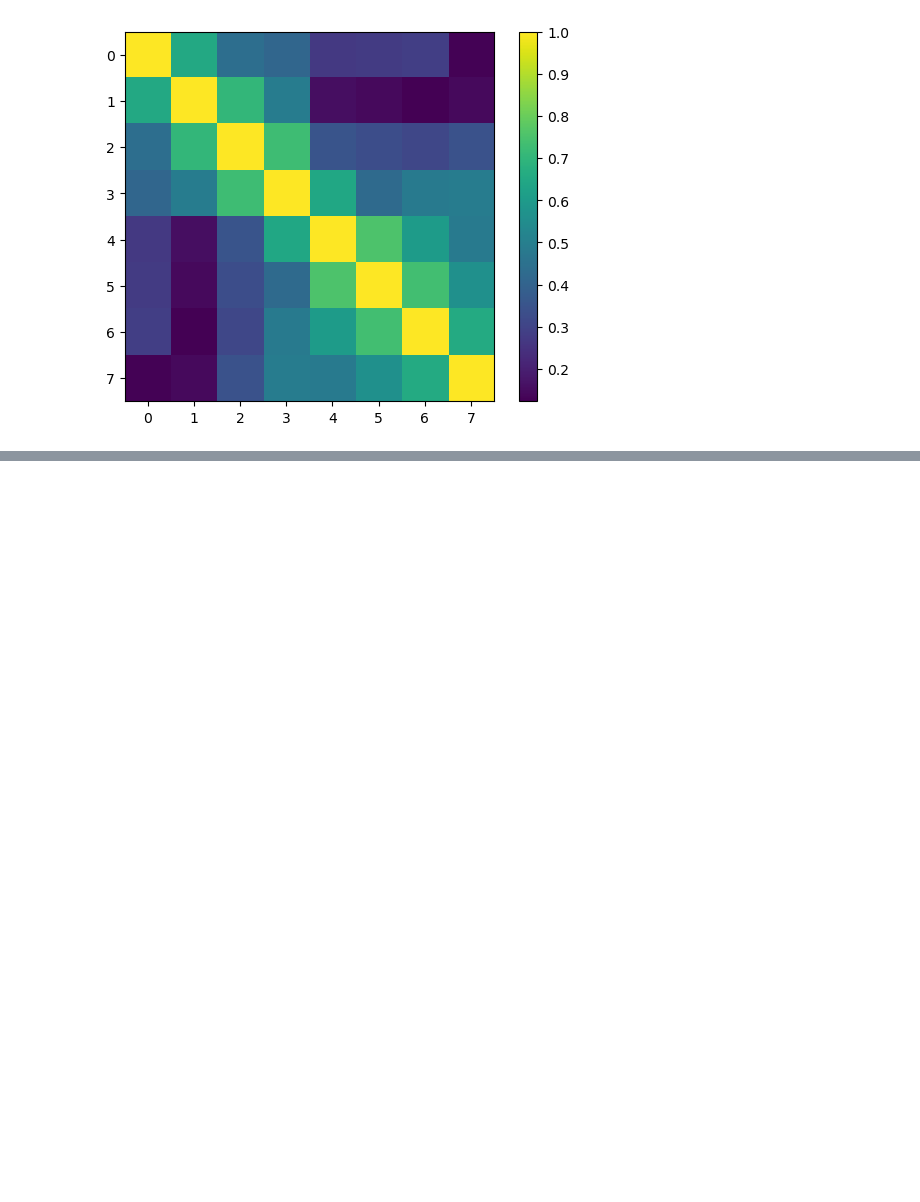
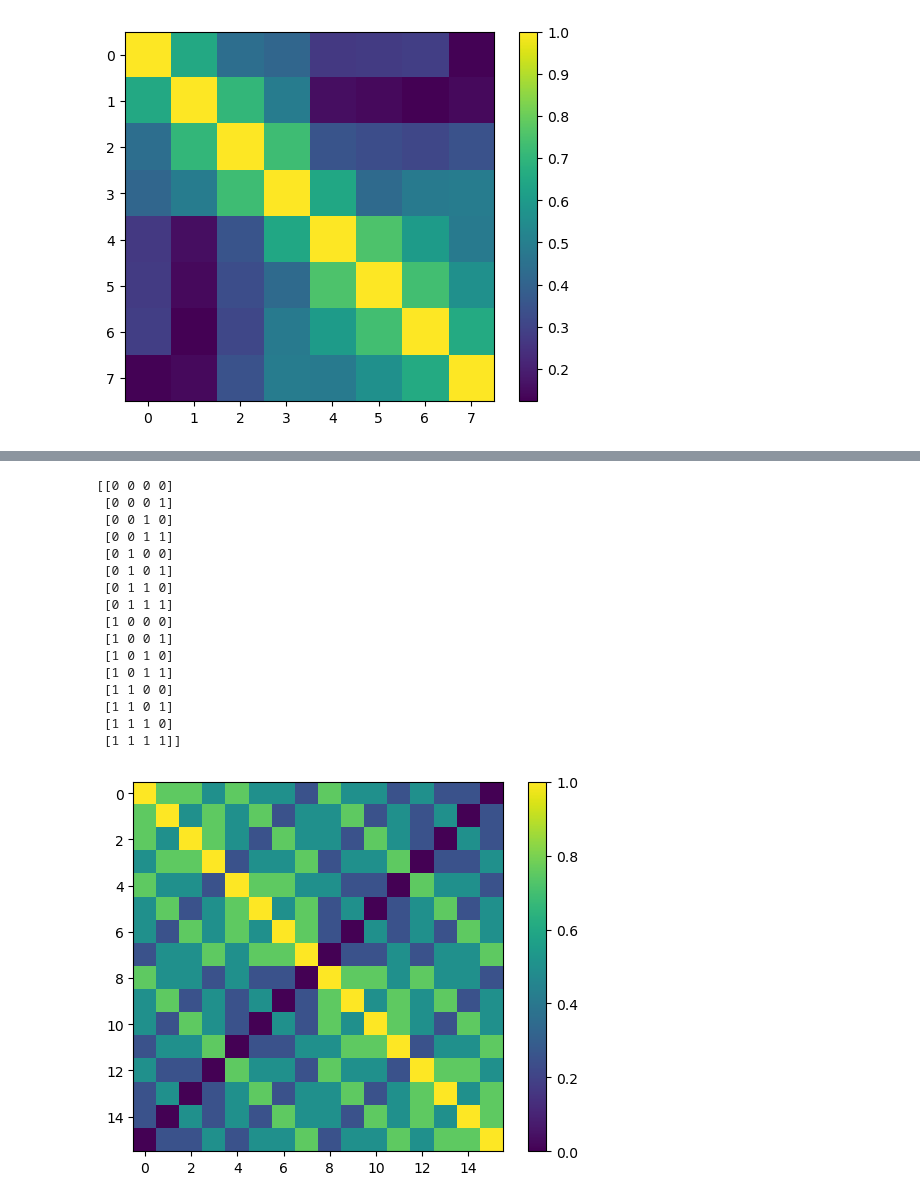
Before and after one commit to Veritaria/rnn-free-recall, a Jupyter notebook: test.ipynb, the cells around one changed output, grey strips where cells are left out. Saved outputs shown, nothing was run; the diff lists cells and outputs as text; code cells hidden in the pictures; blank space fills up the shorter version.

```diff
--- a/test.ipynb
+++ b/test.ipynb
@@ -78,0 +85,38 @@ plt.close()
+# %%
+feature_dim = 2
+num_features = 4
+item_features = list(itertools.product(range(feature_dim), repeat=num_features))
+item_features = np.array(item_features)
+print(item_features)
+
+item_vecs = []
+for i in range(len(item_features)):
+    vec = np.zeros(feature_dim * num_features)
+    for j in range(num_features):
+        vec[j * feature_dim + item_features[i, j]] = 1
+    item_vecs.append(vec)
+item_vecs = np.array(item_vecs)
+
+cosine_sims = cosine_similarity(item_vecs)
+plt.imshow(cosine_sims)
+plt.colorbar()
+plt.show()
+plt.close()
+# %% [output]
+[[0 0 0 0]
+ [0 0 0 1]
+ [0 0 1 0]
+ [0 0 1 1]
+ [0 1 0 0]
+ [0 1 0 1]
+ [0 1 1 0]
+ [0 1 1 1]
+ [1 0 0 0]
+ [1 0 0 1]
+ [1 0 1 0]
+ [1 0 1 1]
+ [1 1 0 0]
+ [1 1 0 1]
+ [1 1 1 0]
+ [1 1 1 1]]
+[figure, added]
```
Also changed, not shown: parts of 6 cells of this notebook, 3 other files.
